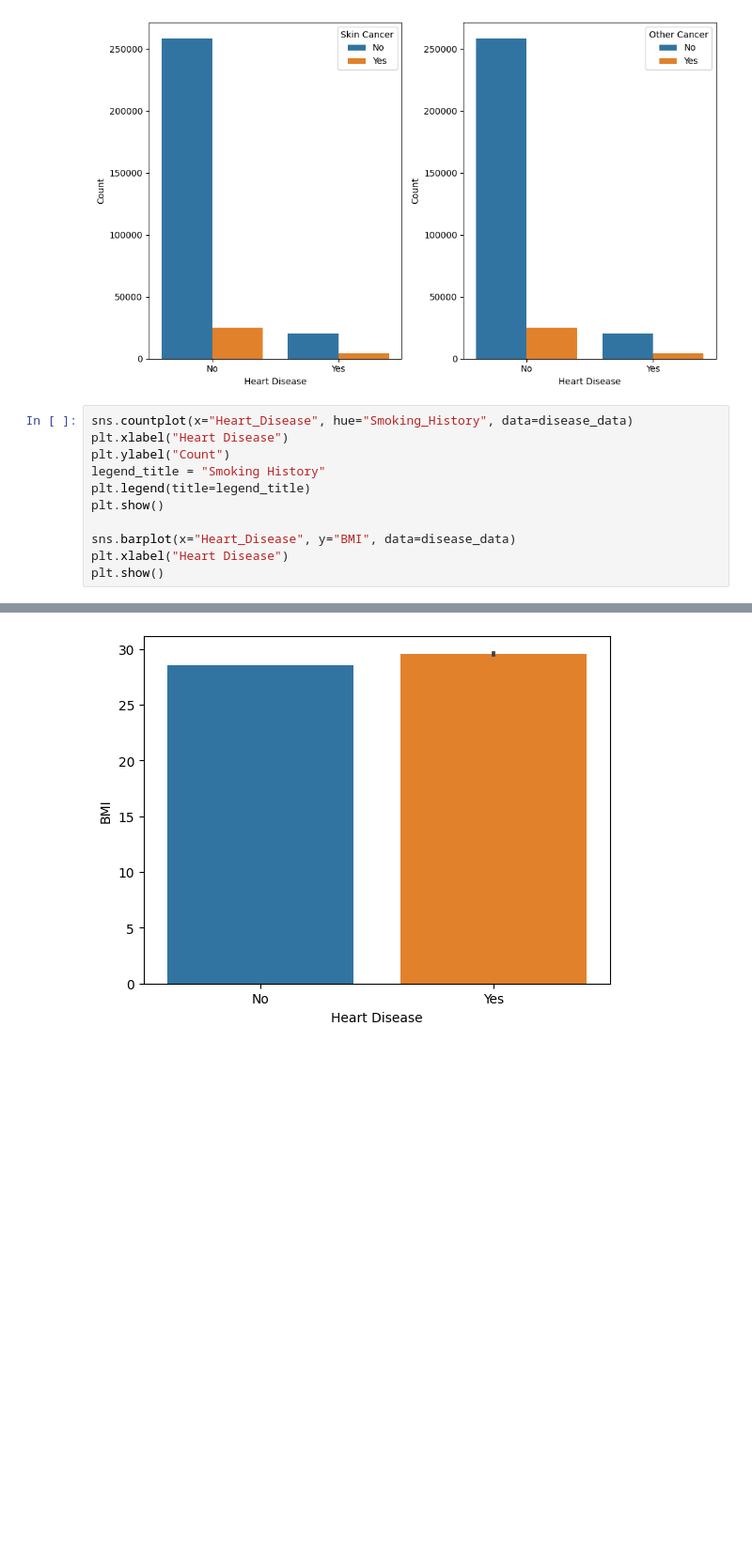
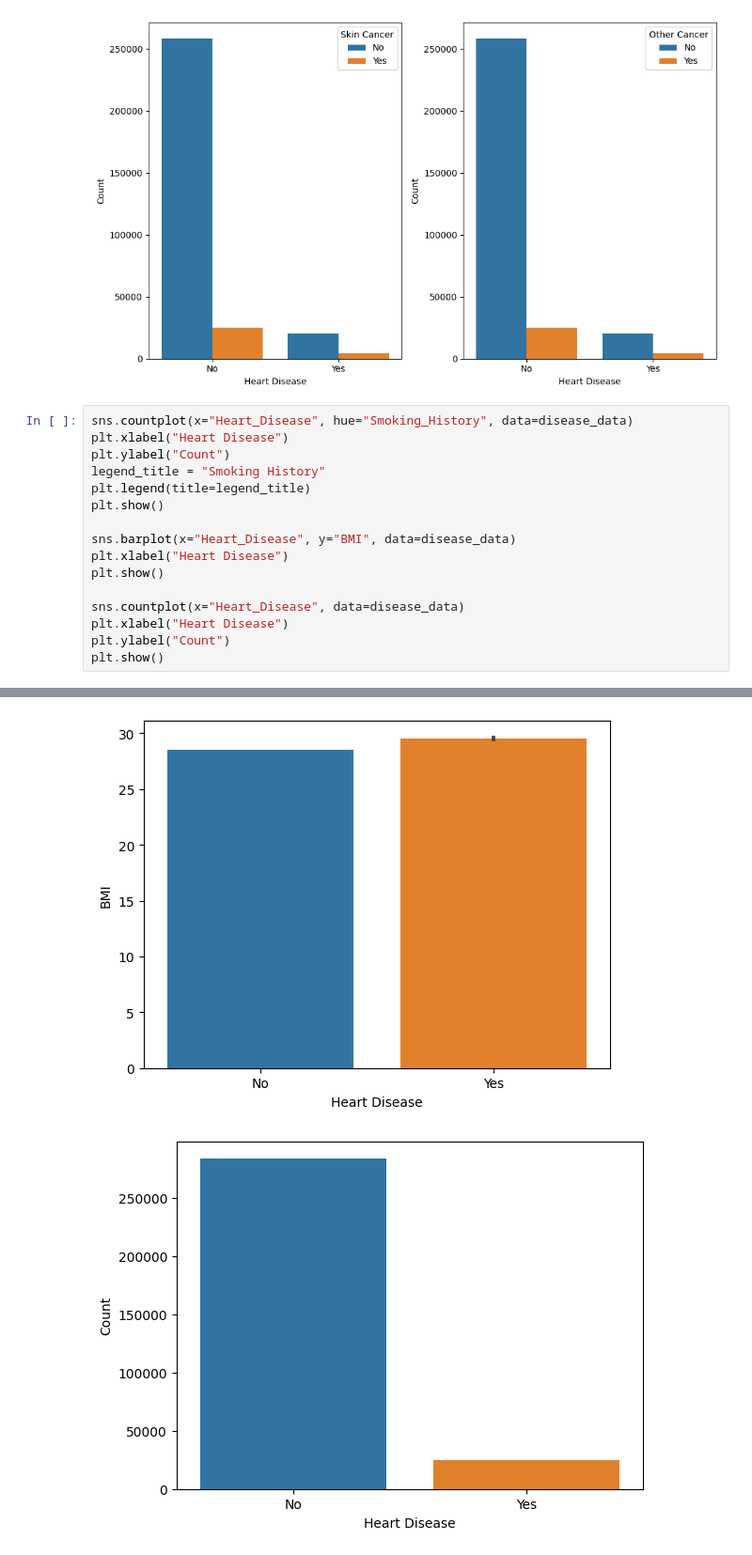
Before and after one commit to Kowallskiy/Cardiovascular-Disease-Risk-Prediction, a Jupyter notebook: Data_Analysis.ipynb, the cells around one changed output, grey strips where cells are left out. Shown: that part at 94% size. Saved outputs shown, nothing was run; the diff lists cells and outputs as text; blank space fills up the shorter version.

```diff
--- a/Data_Analysis.ipynb
+++ b/Data_Analysis.ipynb
@@ -185,14 +191,20 @@ plt.show()
 # %%
 sns.countplot(x="Heart_Disease", hue="Smoking_History", data=disease_data)
 plt.xlabel("Heart Disease")
 plt.ylabel("Count")
 legend_title = "Smoking History"
 plt.legend(title=legend_title)
 plt.show()
 
 sns.barplot(x="Heart_Disease", y="BMI", data=disease_data)
 plt.xlabel("Heart Disease")
 plt.show()
+
+sns.countplot(x="Heart_Disease", data=disease_data)
+plt.xlabel("Heart Disease")
+plt.ylabel("Count")
+plt.show()
 # %% [output]
 [figure]
 [figure]
+[figure, added]
```
Also changed, not shown: parts of 6 cells of this notebook, 6 other files.
